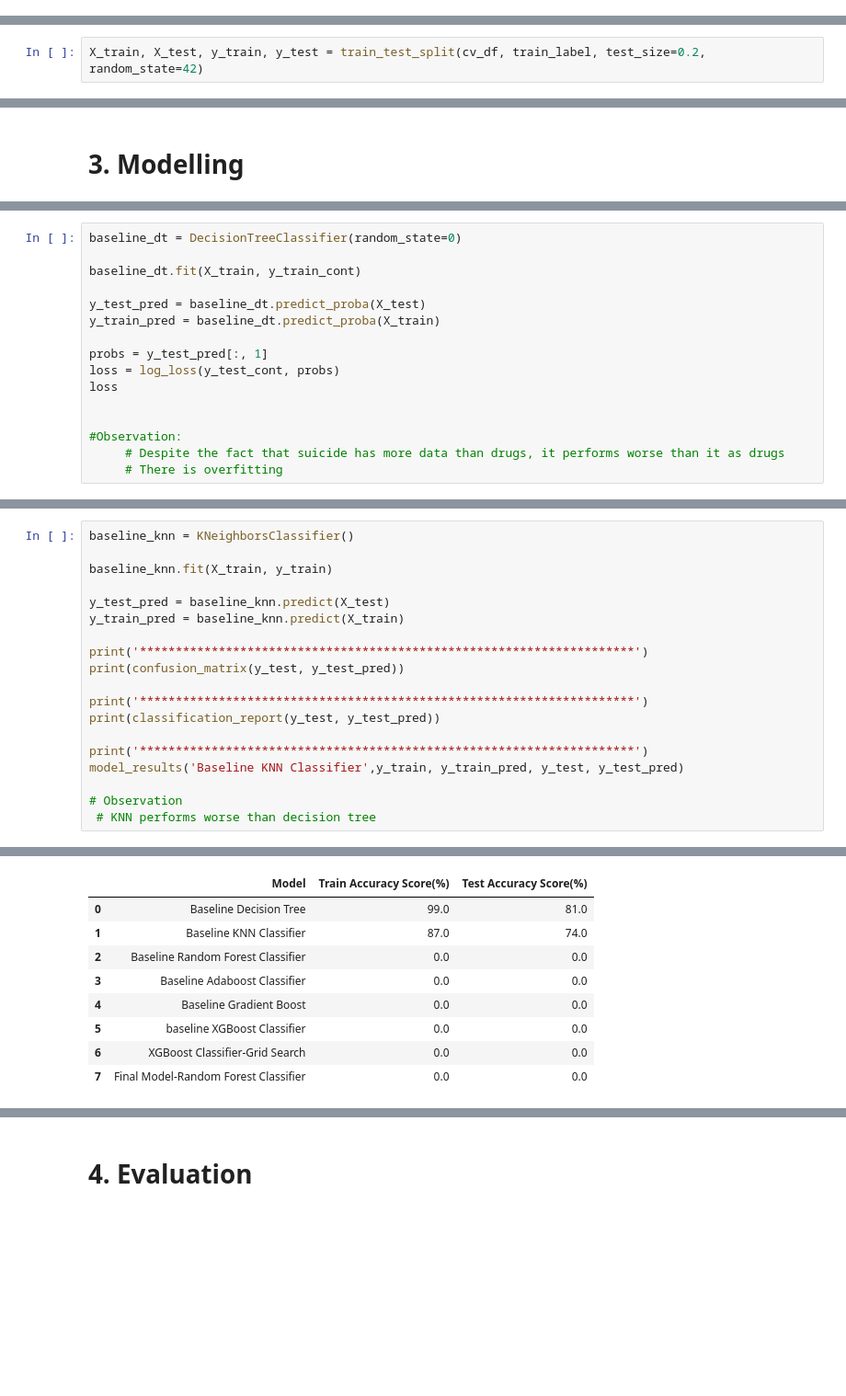
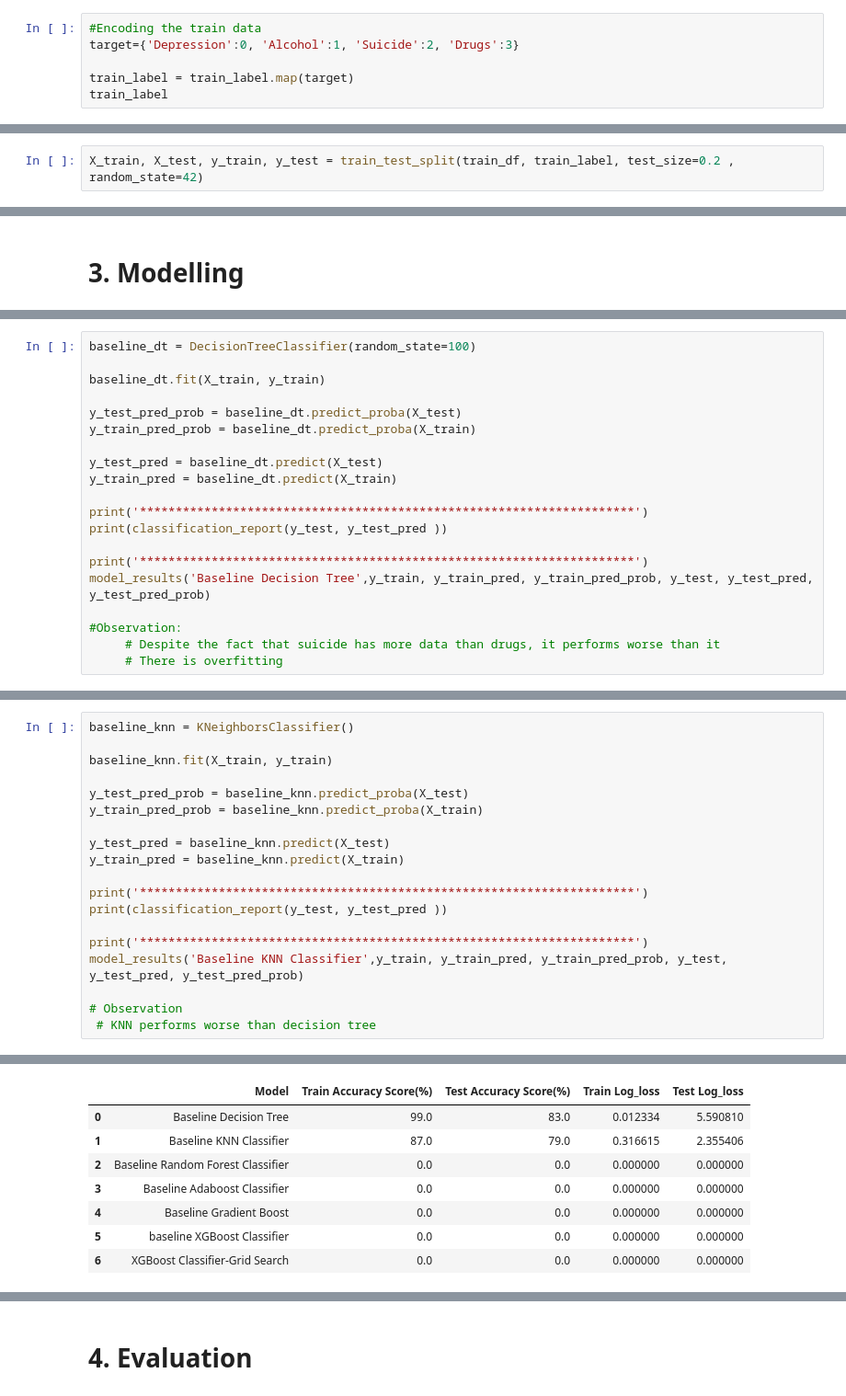
Before and after one commit to AliceWamuyu/Mental-Health-Prediction, a Jupyter notebook: index.ipynb, the cells around one changed output, grey strips where cells are left out. Shown: that part at 92% size. Cells and saved outputs as stored; diff of their text form; blank space fills up the shorter version.

Commit message:
Finished up on modelling

```diff
--- a/index.ipynb
+++ b/index.ipynb
@@ -277,0 +310,6 @@ face lot challenge life financially emotional psycologically solutions safely lo
+# %%
+#Encoding the train data
+target={'Depression':0, 'Alcohol':1, 'Suicide':2, 'Drugs':3}
+
+train_label = train_label.map(target)
+train_label
@@ -278 +329,3 @@ face lot challenge life financially emotional psycologically solutions safely lo
+# %%
+X_train, X_test, y_train, y_test = train_test_split(train_df, train_label, test_size=0.2 , random_state=42)
 # %% [markdown]
@@ -349,2 +357,0 @@ cv_df
-# %%
-X_train, X_test, y_train, y_test = train_test_split(cv_df, train_label, test_size=0.2, random_state=42)
@@ -383,17 +388,21 @@ def model_results(model_type,y_train, y_train_pred, y_test, y_test_pred):
 # %%
-baseline_dt = DecisionTreeClassifier(random_state=0)
+baseline_dt = DecisionTreeClassifier(random_state=100)
 
-baseline_dt.fit(X_train, y_train_cont)
+baseline_dt.fit(X_train, y_train)
 
-y_test_pred = baseline_dt.predict_proba(X_test)
-y_train_pred = baseline_dt.predict_proba(X_train)
+y_test_pred_prob = baseline_dt.predict_proba(X_test)
+y_train_pred_prob = baseline_dt.predict_proba(X_train)
 
-probs = y_test_pred[:, 1]
-loss = log_loss(y_test_cont, probs)
-loss
+y_test_pred = baseline_dt.predict(X_test)
+y_train_pred = baseline_dt.predict(X_train)
 
+print('*********************************************************************')
+print(classification_report(y_test, y_test_pred ))
+
+print('*********************************************************************')
+model_results('Baseline Decision Tree',y_train, y_train_pred, y_train_pred_prob, y_test, y_test_pred, y_test_pred_prob)
 
 #Observation:
-     # Despite the fact that suicide has more data than drugs, it performs worse than it as drugs
+     # Despite the fact that suicide has more data than drugs, it performs worse than it
      # There is overfitting
 # %% [output]
@@ -403,17 +434,17 @@ baseline_knn = KNeighborsClassifier()
 
 baseline_knn.fit(X_train, y_train)
 
+y_test_pred_prob = baseline_knn.predict_proba(X_test)
+y_train_pred_prob = baseline_knn.predict_proba(X_train)
+
 y_test_pred = baseline_knn.predict(X_test)
 y_train_pred = baseline_knn.predict(X_train)
 
 print('*********************************************************************')
-print(confusion_matrix(y_test, y_test_pred))
+print(classification_report(y_test, y_test_pred ))
 
 print('*********************************************************************')
-print(classification_report(y_test, y_test_pred))
-
-print('*********************************************************************')
-model_results('Baseline KNN Classifier',y_train, y_train_pred, y_test, y_test_pred)
+model_results('Baseline KNN Classifier',y_train, y_train_pred, y_train_pred_prob, y_test, y_test_pred, y_test_pred_prob)
 
 # Observation
  # KNN performs worse than decision tree
@@ -437,11 +463,10 @@ weighted avg       0.79      0.74      0.74       124
 
 *********************************************************************
-|  | Model | Train Accuracy Score(%) | Test Accuracy Score(%) |
-| 0 | Baseline Decision Tree | 99.0 | 81.0 |
-| 1 | Baseline KNN Classifier | 87.0 | 74.0 |
-| 2 | Baseline Random Forest Classifier | 0.0 | 0.0 |
-| 3 | Baseline Adaboost Classifier | 0.0 | 0.0 |
-| 4 | Baseline Gradient Boost | 0.0 | 0.0 |
-| 5 | baseline XGBoost Classifier | 0.0 | 0.0 |
-| 6 | XGBoost Classifier-Grid Search | 0.0 | 0.0 |
-| 7 | Final Model-Random Forest Classifier | 0.0 | 0.0 |
+|  | Model | Train Accuracy Score(%) | Test Accuracy Score(%) | Train Log_loss | Test Log_loss |
+| 0 | Baseline Decision Tree | 99.0 | 83.0 | 0.012334 | 5.590810 |
+| 1 | Baseline KNN Classifier | 87.0 | 79.0 | 0.316615 | 2.355406 |
+| 2 | Baseline Random Forest Classifier | 0.0 | 0.0 | 0.000000 | 0.000000 |
+| 3 | Baseline Adaboost Classifier | 0.0 | 0.0 | 0.000000 | 0.000000 |
+| 4 | Baseline Gradient Boost | 0.0 | 0.0 | 0.000000 | 0.000000 |
+| 5 | baseline XGBoost Classifier | 0.0 | 0.0 | 0.000000 | 0.000000 |
+| 6 | XGBoost Classifier-Grid Search | 0.0 | 0.0 | 0.000000 | 0.000000 |
```
Also changed, not shown: parts of 52 cells of this notebook.
